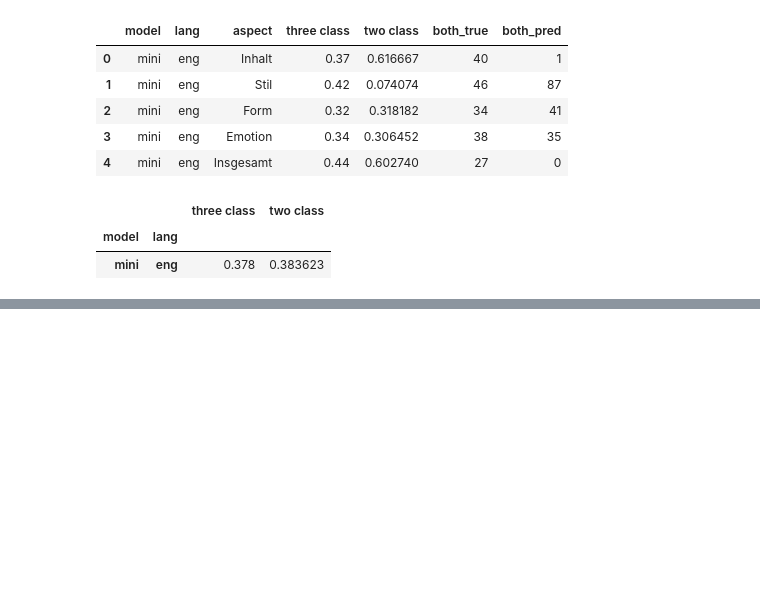
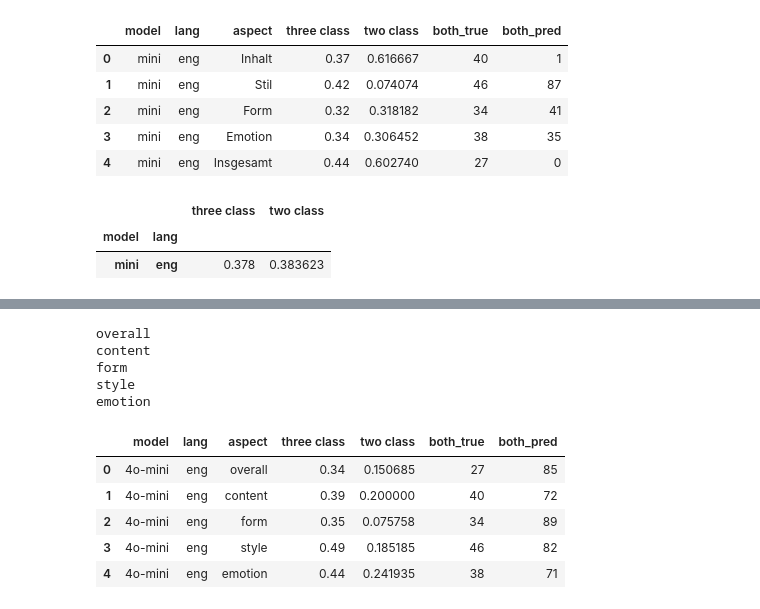
Before and after one commit to LeKonArD/DH25_LLM_poemsim, a Jupyter notebook: Evaluation.ipynb, the cells around one changed output, grey strips where cells are left out. Cells and saved outputs as stored; diff of their text form; code cells hidden in the pictures; blank space fills up the shorter version.

```diff
--- a/Evaluation.ipynb
+++ b/Evaluation.ipynb
@@ -518,0 +573,49 @@ frame.groupby(["model","lang"])[['three class', 'two class']].mean()
+# %%
+logger = []
+# %%
+files = [x for x in os.listdir("results") if x.startswith("eng_reinforceboth_mini")]
+
+for fname in files:
+
+    aspect = re.sub(r".*\_|\.tsv", "", fname)
+    print(aspect)
+    if aspect == "multi":
+        continue
+
+    data = pd.read_csv("results/"+fname, sep="\t")
+    data["pred"] = data["answer"].apply(lambda x: gpt_trans[x[-1]])
+    true = dataset[transdict[aspect]]
+    true = [dataset_trans[x] for x in true]
+
+    eval_frame = pd.DataFrame()
+    eval_frame["true"] = true
+    eval_frame["pred"] = list(data["pred"])
+
+    both_true = eval_frame[eval_frame["true"] == 2].shape[0]
+    both_pred = eval_frame[eval_frame["pred"] == 2].shape[0]
+
+    three_class = accuracy_score(eval_frame["true"], eval_frame["pred"])
+
+    eval_frame = eval_frame[eval_frame.true != 2]
+
+    two_class = accuracy_score(eval_frame["true"], eval_frame["pred"])
+
+    logger.append(["4o-mini","eng", aspect, three_class, two_class, both_true, both_pred])
+# %% [output]
+overall
+content
+form
+style
+emotion
+# %%
+frame = pd.DataFrame(logger)
+frame.columns = ["model","lang", "aspect", "three class","two class", "both_true", "both_pred"]
+# %%
+frame
+# %% [output]
+|  | model | lang | aspect | three class | two class | both_true | both_pred |
+| 0 | 4o-mini | eng | overall | 0.34 | 0.150685 | 27 | 85 |
+| 1 | 4o-mini | eng | content | 0.39 | 0.200000 | 40 | 72 |
+| 2 | 4o-mini | eng | form | 0.35 | 0.075758 | 34 | 89 |
+| 3 | 4o-mini | eng | style | 0.49 | 0.185185 | 46 | 82 |
+| 4 | 4o-mini | eng | emotion | 0.44 | 0.241935 | 38 | 71 |
```
Also changed, not shown: parts of 6 cells of this notebook.
